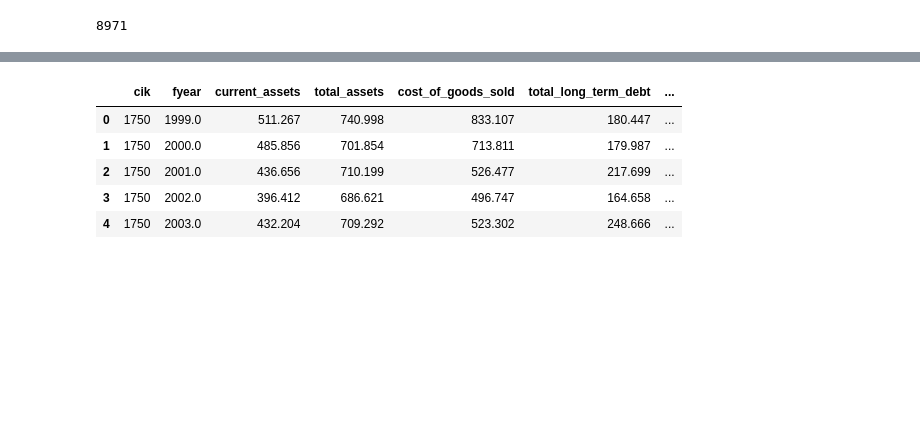
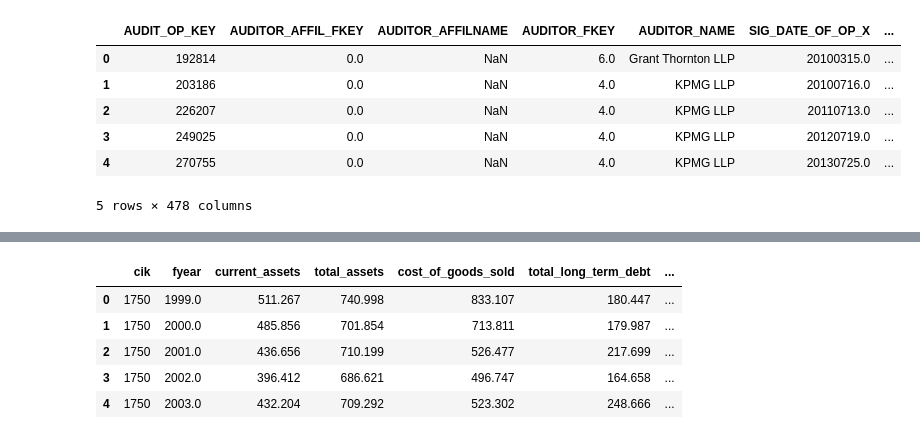
Before and after one commit to EvanaHolevas/going-concern-198, a Jupyter notebook: audit_analytics.ipynb, the cells around one changed output, grey strips where cells are left out. Cells and saved outputs as stored; diff of their text form; code cells hidden in the pictures; blank space fills up the shorter version.

Commit message:
Managing audit opinions data, renamed bankruptcy_data to audit_analytics

```diff
--- a/bankruptcy_data.ipynb
+++ b/audit_analytics.ipynb
@@ -2,8 +2,14 @@
 import pandas as pd
 import statsmodels.api as sm
 
-data = pd.read_csv("data/1_american_dataset.csv")
+data = pd.read_csv("data/Audit Analytics 01.2010.csv")
-# %%
-print(data['cik'].nunique())
-# %% [output]
-8971
+# %%
+data.head()
+# %% [output]
+|  | AUDIT_OP_KEY | AUDITOR_AFFIL_FKEY | AUDITOR_AFFILNAME | AUDITOR_FKEY | AUDITOR_NAME | SIG_DATE_OF_OP_X | ... |
+| 0 | 192814 | 0.0 | NaN | 6.0 | Grant Thornton LLP | 20100315.0 | ... |
+| 1 | 203186 | 0.0 | NaN | 4.0 | KPMG LLP | 20100716.0 | ... |
+| 2 | 226207 | 0.0 | NaN | 4.0 | KPMG LLP | 20110713.0 | ... |
+| 3 | 249025 | 0.0 | NaN | 4.0 | KPMG LLP | 20120719.0 | ... |
+| 4 | 270755 | 0.0 | NaN | 4.0 | KPMG LLP | 20130725.0 | ... |
+5 rows × 478 columns
```
Also changed, not shown: parts of 4 cells of this notebook, 3 other files.
